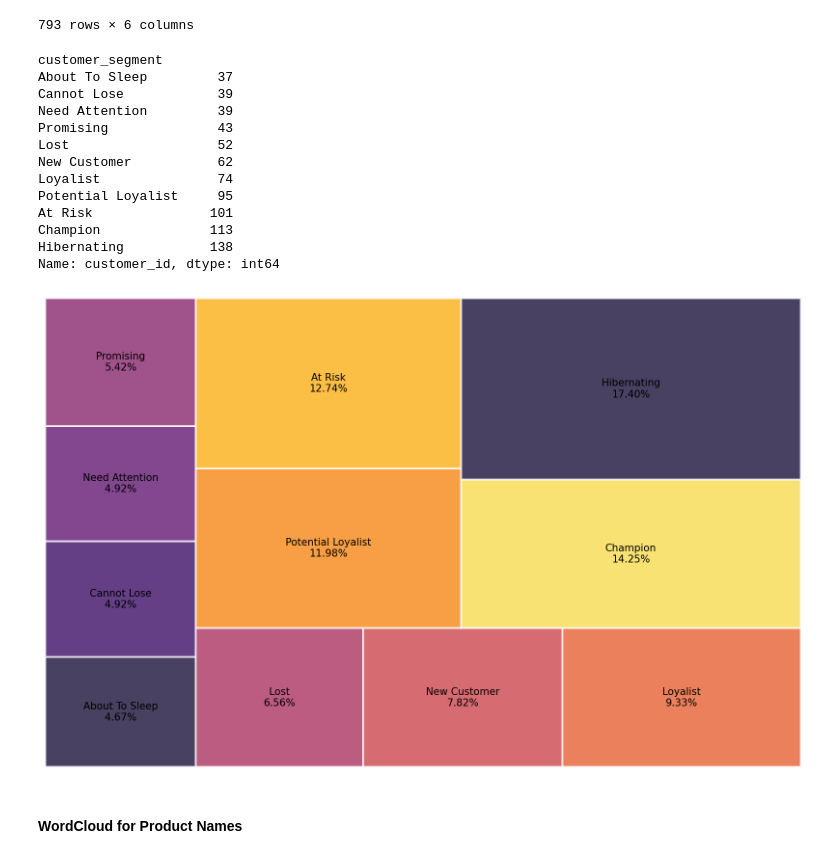
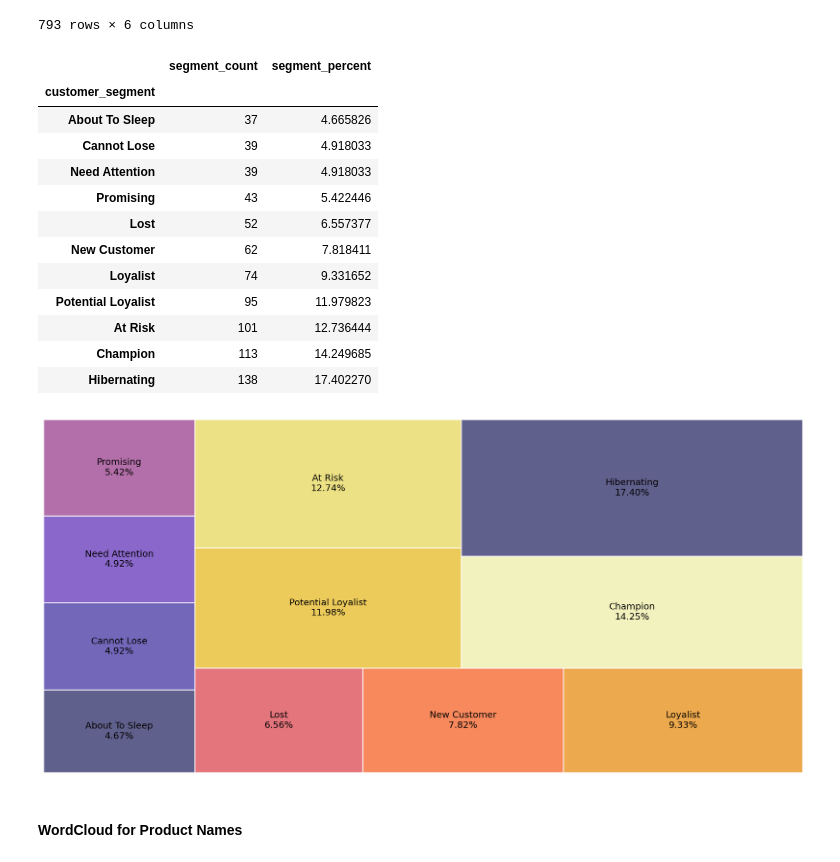
Before and after one commit to gdayjilljiw/sql-based-project, a Jupyter notebook: sql-data.ipynb, the cells around one changed output. Cells and saved outputs as stored; diff of their text form; code cells hidden in the pictures.

```diff
--- a/sql-data.ipynb
+++ b/sql-data.ipynb
@@ -21,7 +24,7 @@ from plotly.subplots import make_subplots
 # %%
 plt.style.use('fivethirtyeight')
 pd.set_option('display.max_columns', None)
-pd.set_option('display.max_rows', 100)
+pd.set_option('display.max_rows', 200)
 rcParams['font.size'] = 9
 rcParams['lines.linewidth'] = 2
 rcParams['figure.dpi'] = 150
@@ -29,7 +32,7 @@ rcParams['figure.figsize'] = (12,8)
 rcParams['figure.facecolor'] = 'white'
 rcParams['figure.edgecolor'] = 'white'
 rcParams['axes.facecolor'] = 'white'
-rcParams['axes.edgecolor'] = 'white'
+# rcParams['axes.edgecolor'] = 'white'
 rcParams['axes.grid'] = 'False'
 # %%
 customers = pd.read_csv('./superstore/superstore_customers.csv')
@@ -652,32 +839,36 @@ df_rfm_all
 | 792 | ZD-21925 | Zuschuss Donatelli | 4 | 4 | 4 | Loyalist |
 793 rows × 6 columns
 # %%
-count_rfm_segments = df_rfm_all.groupby(by=['customer_segment']).count().sort_values(by='customer_id')['customer_id']
+count_rfm_segments = df_rfm_all.groupby(by=['customer_segment']).count().sort_values(by='customer_id')[['customer_id']]
+count_rfm_segments = count_rfm_segments.rename(columns={'customer_id': 'segment_count'})
+count_rfm_segments['segment_percent'] = count_rfm_segments['segment_count'] * 100 / count_rfm_segments['segment_count'].sum()
 count_rfm_segments
 # %% [output]
-customer_segment
-About To Sleep         37
-Cannot Lose            39
-Need Attention         39
-Promising              43
-Lost                   52
-New Customer           62
-Loyalist               74
-Potential Loyalist     95
-At Risk               101
-Champion              113
-Hibernating           138
-Name: customer_id, dtype: int64
+|  | segment_count | segment_percent |
+| customer_segment |  |  |
+| About To Sleep | 37 | 4.665826 |
+| Cannot Lose | 39 | 4.918033 |
+| Need Attention | 39 | 4.918033 |
+| Promising | 43 | 5.422446 |
+| Lost | 52 | 6.557377 |
+| New Customer | 62 | 7.818411 |
+| Loyalist | 74 | 9.331652 |
+| Potential Loyalist | 95 | 11.979823 |
+| At Risk | 101 | 12.736444 |
+| Champion | 113 | 14.249685 |
+| Hibernating | 138 | 17.402270 |
 # %%
-labels = ["%s\n%.2f"%l +'%' for l in zip(count_rfm_segments.index, count_rfm_segments.values * 100/count_rfm_segments.values.sum())]
+labels = ["%s\n%.2f"%l +'%' for l in zip(count_rfm_segments.index, count_rfm_segments['segment_percent'])]
 # %%
-palette = sns.color_palette(palette='inferno', n_colors=10)
-squarify.plot(sizes=count_rfm_segments.values, label=labels, edgecolor='white',
-              linewidth=1.8, color=palette, alpha=0.78,text_kwargs={'fontsize':10, 'color':'black'})
+palette = sns.color_palette(palette='CMRmap', n_colors=10)
+plt.figure(figsize=(16,8))
+squarify.plot(sizes=count_rfm_segments['segment_percent'], label=labels, edgecolor='white',
+              linewidth=1.5, color=palette, alpha=0.7,text_kwargs={'fontsize':12,'color':'black'})
 plt.axis('off')
+plt.savefig('./superstore/rfm.png')
 plt.show()
 # %% [output]
-[figure, old version]
+[figure, new version]
 # %% [markdown]
 #### WordCloud for Product Names
 # %%
```
Also changed, not shown: parts of 45 cells of this notebook, 19 other files.
